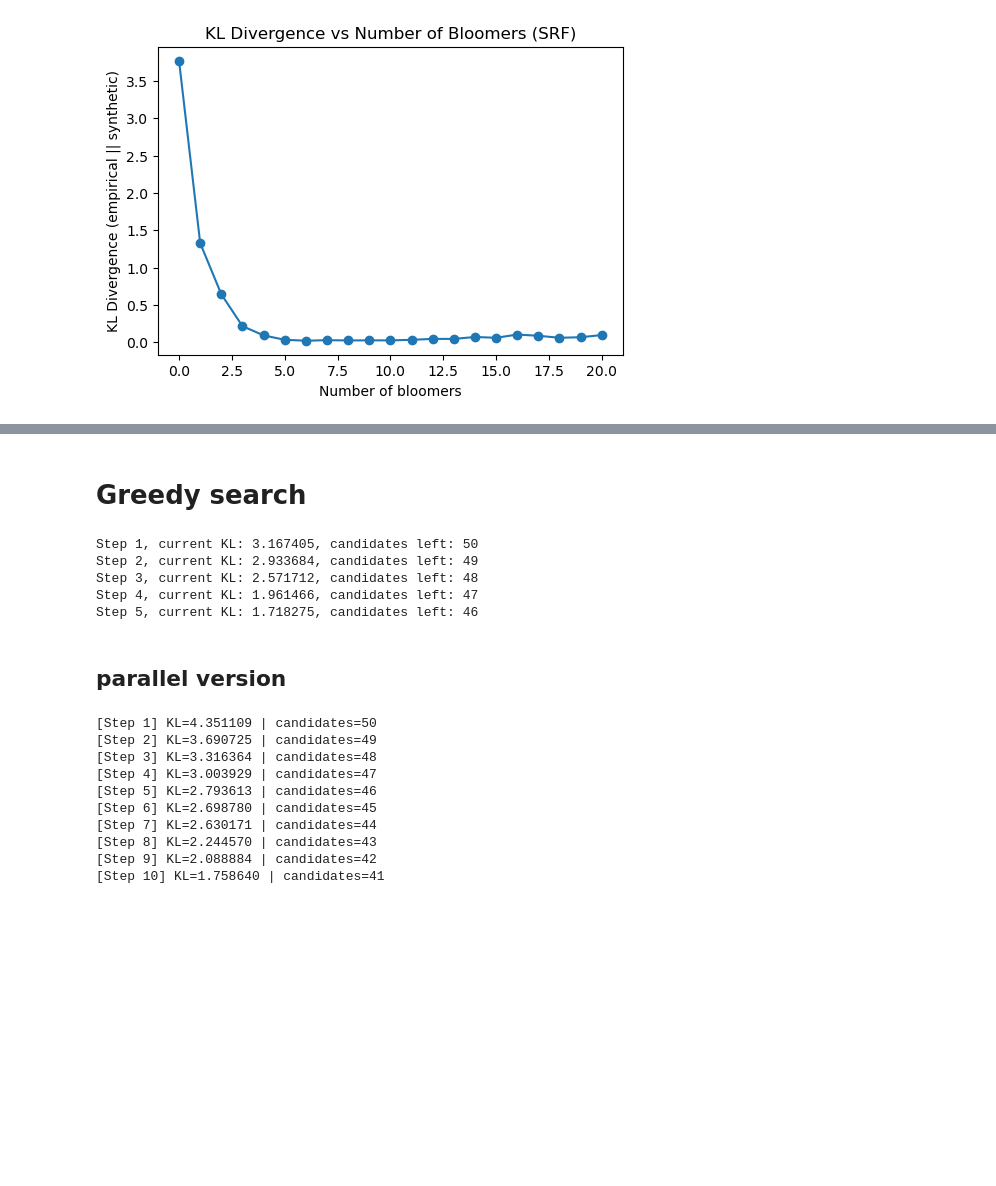
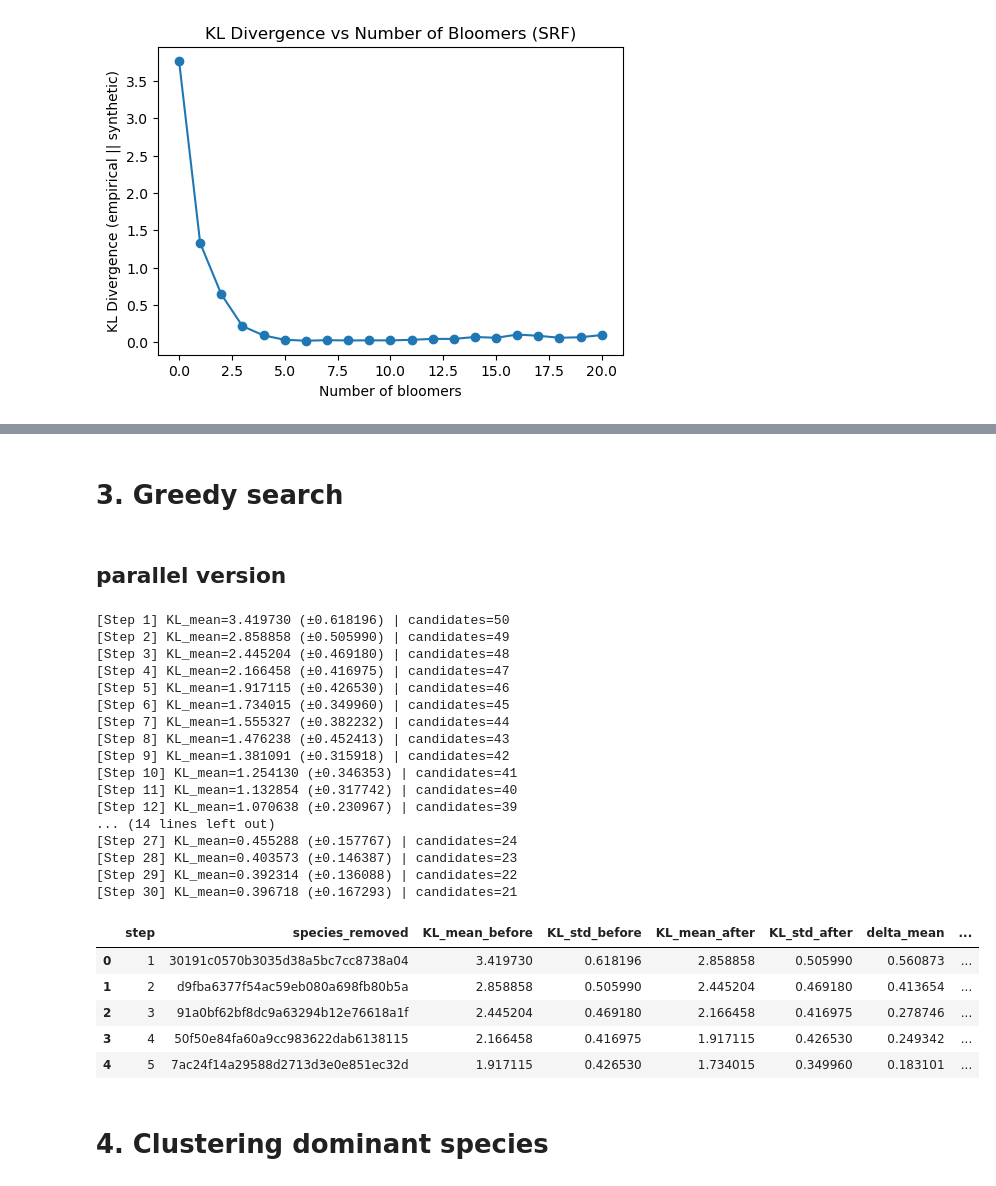
Before and after one commit to epigani/Dominant_Neutral_Communities, a Jupyter notebook: code/notebooks/02_species_by_species.ipynb, the cells around one changed output, grey strips where cells are left out. Cells and saved outputs as stored; diff of their text form; code cells hidden in the pictures; blank space fills up the shorter version.

```diff
--- a/code/notebooks/02_species_by_species.ipynb
+++ b/code/notebooks/02_species_by_species.ipynb
@@ -703,0 +861,10 @@ Text(0.5, 1.0, 'KL Divergence vs Number of Bloomers (SRF)')
+# %%
+numbers_of_bloomers = np.arange(0, 31)
+results = []
+for nb in numbers_of_bloomers:
+    kl_mean, kl_std, kl_vals = kl_divergence_for_bloomers_MC(Abundances, nb, nrep=50, alpha=0.5, n_jobs=-1)
+    results.append({"n_bloomers": nb, "KL_mean": kl_mean, "KL_std": kl_std, "KL_vals": kl_vals})
+# %%
+results = pd.DataFrame(results)
+
+results.head()
@@ -704,2 +878,2 @@ Text(0.5, 1.0, 'KL Divergence vs Number of Bloomers (SRF)')
 # %% [markdown]
-# Greedy search
+# 3. Greedy search
@@ -879,16 +879,0 @@ def greedy_global_remove_to_minimize_KL(Abundances,
-# %%
-A_reduced, hist = greedy_global_remove_to_minimize_KL(
-    SRF_Abundances,
-    max_remove=30,           # quante specie al massimo vuoi togliere
-    candidate_species=None,  # usa tutte le specie come candidati
-    abundance_thsh=ABUNDANCE_TSH,
-    alpha_zipf=ALPHA_ZIPF,
-    n_syn_rep=N_SYN_REP,
-    prefilter_top_k=50,     # valuta solo le specie più abbondanti globalmente (velocizza molto)
-)
-# %% [output]
-Step 1, current KL: 3.167405, candidates left: 50
-Step 2, current KL: 2.933684, candidates left: 49
-Step 3, current KL: 2.571712, candidates left: 48
-Step 4, current KL: 1.961466, candidates left: 47
-Step 5, current KL: 1.718275, candidates left: 46
@@ -1130,8 +1105,8 @@ def greedy_global_remove_to_minimize_KL(Abundances,
 # %%
 A_reduced, hist = greedy_global_remove_to_minimize_KL(
     SRF_Abundances,
-    n_syn_rep=20,
-    max_remove=14,
+    n_syn_rep=50,
+    max_remove=30,
     improving_factor=1.,
     prefilter_top_k=50,
     parallel=True,
@@ -1139,13 +1114,32 @@ A_reduced, hist = greedy_global_remove_to_minimize_KL(
     verbose=True
 )
 # %% [output]
-[Step 1] KL=4.351109 | candidates=50
-[Step 2] KL=3.690725 | candidates=49
-[Step 3] KL=3.316364 | candidates=48
-[Step 4] KL=3.003929 | candidates=47
-[Step 5] KL=2.793613 | candidates=46
-[Step 6] KL=2.698780 | candidates=45
-[Step 7] KL=2.630171 | candidates=44
-[Step 8] KL=2.244570 | candidates=43
-[Step 9] KL=2.088884 | candidates=42
-[Step 10] KL=1.758640 | candidates=41
+[Step 1] KL_mean=3.419730 (±0.618196) | candidates=50
+[Step 2] KL_mean=2.858858 (±0.505990) | candidates=49
+[Step 3] KL_mean=2.445204 (±0.469180) | candidates=48
+[Step 4] KL_mean=2.166458 (±0.416975) | candidates=47
+[Step 5] KL_mean=1.917115 (±0.426530) | candidates=46
+[Step 6] KL_mean=1.734015 (±0.349960) | candidates=45
+[Step 7] KL_mean=1.555327 (±0.382232) | candidates=44
+[Step 8] KL_mean=1.476238 (±0.452413) | candidates=43
+[Step 9] KL_mean=1.381091 (±0.315918) | candidates=42
+[Step 10] KL_mean=1.254130 (±0.346353) | candidates=41
+[Step 11] KL_mean=1.132854 (±0.317742) | candidates=40
+[Step 12] KL_mean=1.070638 (±0.230967) | candidates=39
+... (14 lines left out)
+[Step 27] KL_mean=0.455288 (±0.157767) | candidates=24
+[Step 28] KL_mean=0.403573 (±0.146387) | candidates=23
+[Step 29] KL_mean=0.392314 (±0.136088) | candidates=22
+[Step 30] KL_mean=0.396718 (±0.167293) | candidates=21
+# %%
+hist = pd.DataFrame(hist)
+hist.head()
+# %% [output]
+|  | step | species_removed | KL_mean_before | KL_std_before | KL_mean_after | KL_std_after | delta_mean | ... |
+| 0 | 1 | 30191c0570b3035d38a5bc7cc8738a04 | 3.419730 | 0.618196 | 2.858858 | 0.505990 | 0.560873 | ... |
+| 1 | 2 | d9fba6377f54ac59eb080a698fb80b5a | 2.858858 | 0.505990 | 2.445204 | 0.469180 | 0.413654 | ... |
+| 2 | 3 | 91a0bf62bf8dc9a63294b12e76618a1f | 2.445204 | 0.469180 | 2.166458 | 0.416975 | 0.278746 | ... |
+| 3 | 4 | 50f50e84fa60a9cc983622dab6138115 | 2.166458 | 0.416975 | 1.917115 | 0.426530 | 0.249342 | ... |
+| 4 | 5 | 7ac24f14a29588d2713d3e0e851ec32d | 1.917115 | 0.426530 | 1.734015 | 0.349960 | 0.183101 | ... |
+# %% [markdown]
+# 4. Clustering dominant species
```
Also changed, not shown: parts of 24 cells of this notebook, 2 other files.
